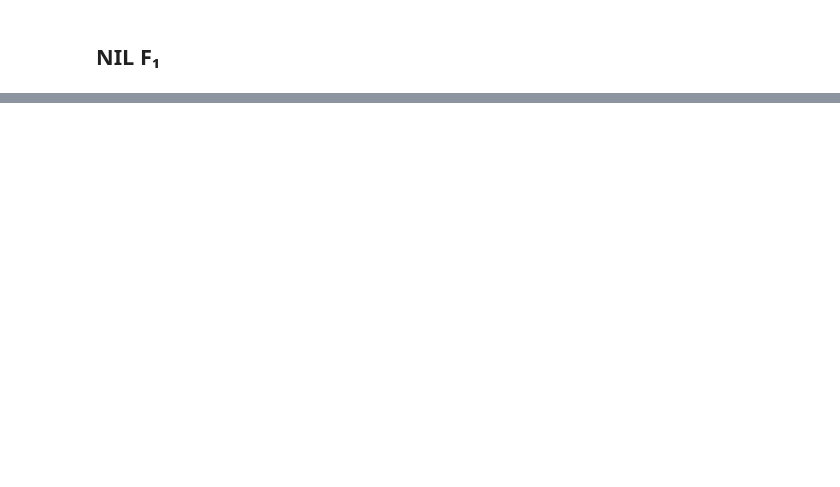
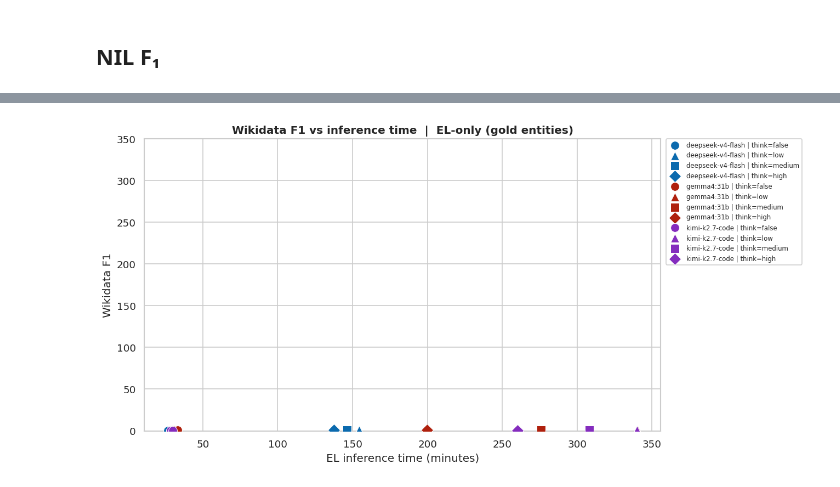
Before and after one commit to tijn-donners/hist-dutch-travelogues-nlp, a Jupyter notebook: entity_linking/el_metrics_notebook.ipynb, the cells around one changed output, grey strips where cells are left out. Cells and saved outputs as stored; diff of their text form; code cells hidden in the pictures; blank space fills up the shorter version.

```diff
--- a/entity_linking/el_metrics_notebook.ipynb
+++ b/entity_linking/el_metrics_notebook.ipynb
@@ -114,0 +217,45 @@ plot_f1_heatmap(df, "nil_f1", "NIL", source_filter="1816_el_gs")
+# %%
+fig, ax = plt.subplots(figsize=(11, 5.5))  # wider to accommodate outside legend
+for model in df["model"].unique():
+    sub = df[df["model"] == model]
+    for think in THINK_ORDER:
+        s = sub[sub["think"] == think]
+        if s.empty:
+            continue
+        ax.scatter(s["duration_min"], s["wd_f1"],
+                   c=MODEL_COLORS[model], marker=THINK_MARKERS[think],
+                   s=90, edgecolor="white", linewidth=0.6,  # white edge pops better
+                   label=f"{model} | think={think}", zorder=3)
+
+# Pareto frontier: minimise duration, maximise F1
+pts = df[["duration_min", "wd_f1"]].values
+is_pareto = np.ones(len(pts), dtype=bool)
+for i, (d, f) in enumerate(pts):
+    for j in range(len(pts)):
+        if j == i:
+            continue
+        dj, fj = pts[j]
+        if dj <= d and fj >= f and (dj < d or fj > f):
+            is_pareto[i] = False
+            break
+
+ax.set_xlabel("EL inference time (minutes)")
+ax.set_ylabel("Wikidata F1")
+ax.set_title(f"Wikidata F1 vs inference time  |  {SOURCE_LEVEL}", fontweight="bold")
+ax.set_ylim(0.62, 0.78)
+ax.set_ylim(0, 350)
+
+# Legend outside the plot, anchored to the right of the axes
+legend = ax.legend(
+    fontsize=7,
+    ncol=1,                          # single column works better outside
+    loc="upper left",
+    bbox_to_anchor=(1.01, 1),        # just right of the axes
+    borderaxespad=0,
+    framealpha=0.9,
+    edgecolor="#ccc",
+)
+
+plt.tight_layout()
+# %% [output]
+[figure, added]
```
Also changed, not shown: parts of 18 cells of this notebook, 8 other files.
